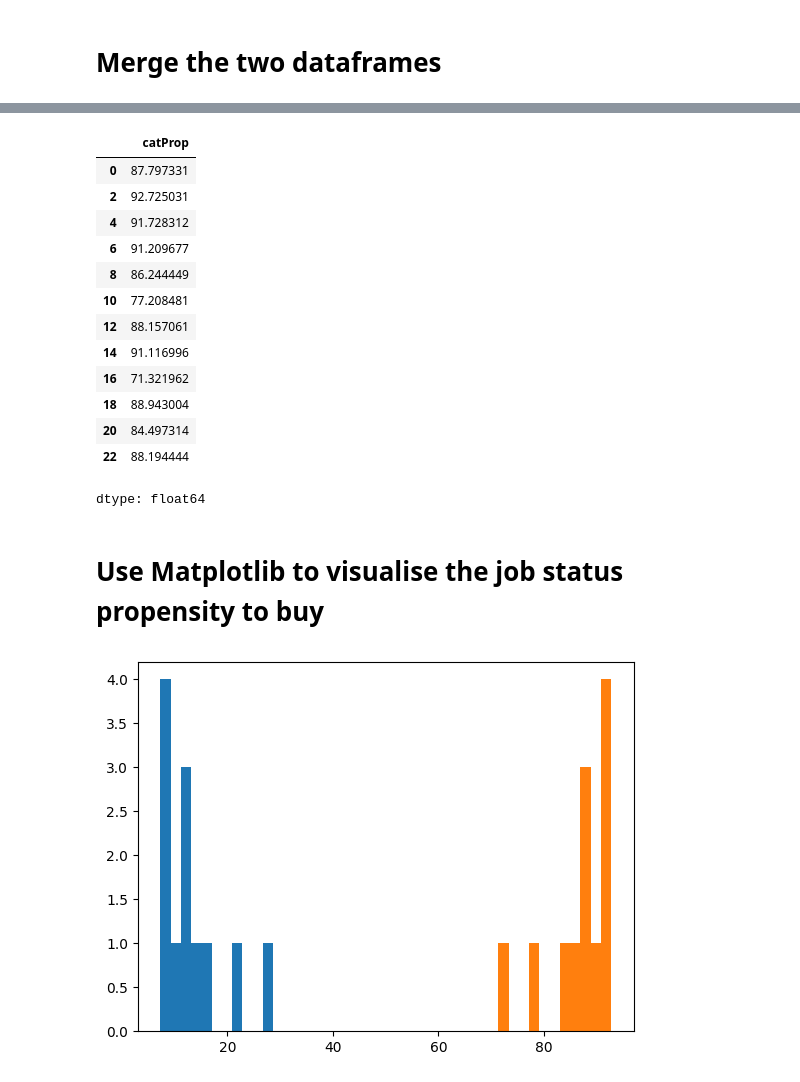
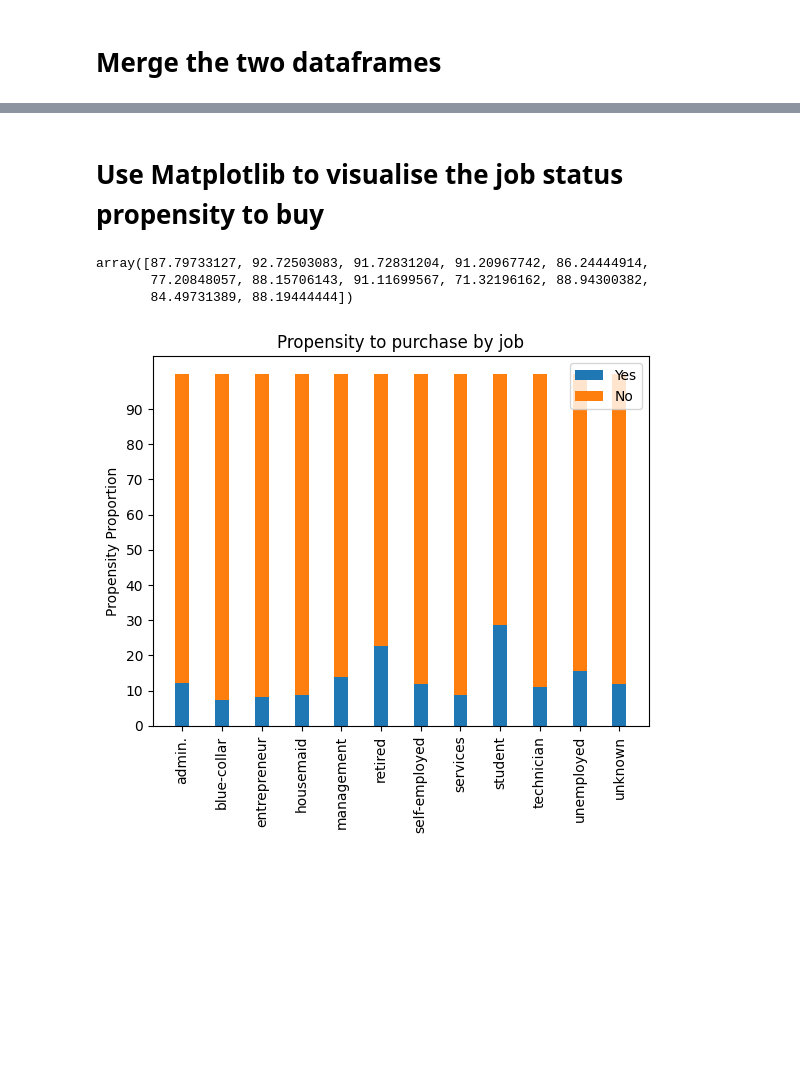
Before and after one commit to TwoManyHands/Algorithms, a Jupyter notebook: bank_2.ipynb, the cells around one changed output, grey strips where cells are left out. Saved outputs shown, nothing was run; the diff lists cells and outputs as text; code cells hidden in the pictures; blank space fills up the shorter version.

```diff
--- a/bank_2.ipynb
+++ b/bank_2.ipynb
@@ -110,17 +53,0 @@ nos=nos['catProp']
-# %%
-nos
-# %% [output]
-|  | catProp |
-| 0 | 87.797331 |
-| 2 | 92.725031 |
-| 4 | 91.728312 |
-| 6 | 91.209677 |
-| 8 | 86.244449 |
-| 10 | 77.208481 |
-| 12 | 88.157061 |
-| 14 | 91.116996 |
-| 16 | 71.321962 |
-| 18 | 88.943004 |
-| 20 | 84.497314 |
-| 22 | 88.194444 |
-dtype: float64
@@ -131,8 +62,33 @@ import matplotlib.pyplot as plt
-# %%
-plt.hist(yeses,bins=11)
-plt.hist(nos,bins=11)
-x=range(len(jobList))
-plt.xticks
-plt.show()
-# %% [output]
-[figure, removed]
+# %%
+#create seperate dataframes for yes and no
+jobCombYes=jobComb[jobComb['y']=='yes']
+jobCombNo=jobComb[jobComb['y']=='no']
+#get the length of the xaxis labels
+xlabels=jobTot['job'].nunique()
+#get the propoortion values
+jobYes=jobCombYes['catProp'].unique()
+jobNo=jobCombNo['catProp'].unique()
+# %%
+jobNo
+# %% [output]
+array([87.79733127, 92.72503083, 91.72831204, 91.20967742, 86.24444914,
+       77.20848057, 88.15706143, 91.11699567, 71.32196162, 88.94300382,
+       84.49731389, 88.19444444])
+# %%
+#arrange the indexes of x asix
+ind=np.arange(xlabels)
+#get the width of each bar
+width=0.35
+#get the plots
+p1=plt.bar(ind,jobYes,width)
+p2=plt.bar(ind,jobNo,width,bottom=jobYes)
+#labels and title
+plt.ylabel('Propensity Proportion')
+plt.title('Propensity to purchase by job')
+plt.xticks(ind,jobTot['job'].unique())
+plt.yticks((np.arange(0,100,10)))
+plt.legend((p1[0],p2[0]),('Yes','No'))
+plt.xticks(rotation=90)
+plt.show()
+# %% [output]
+[figure, added]
```
Also changed, not shown: parts of 14 cells of this notebook.
